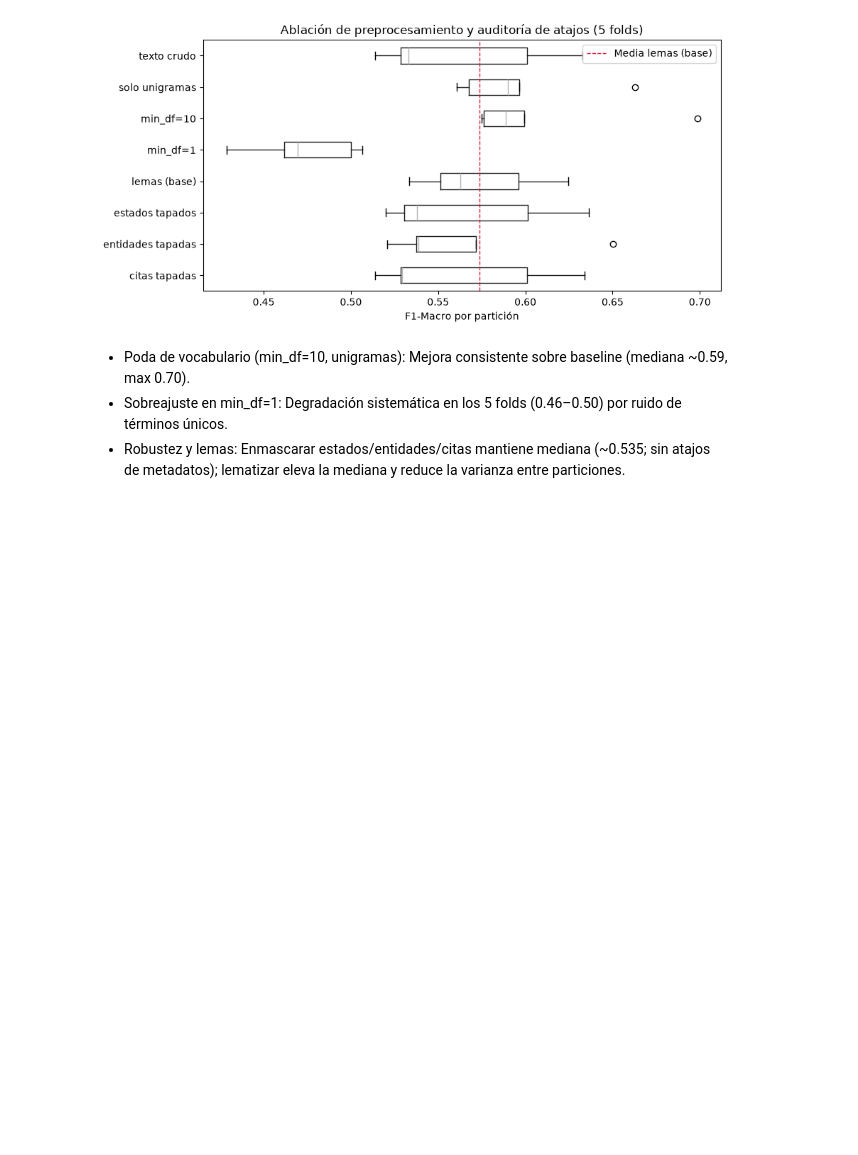
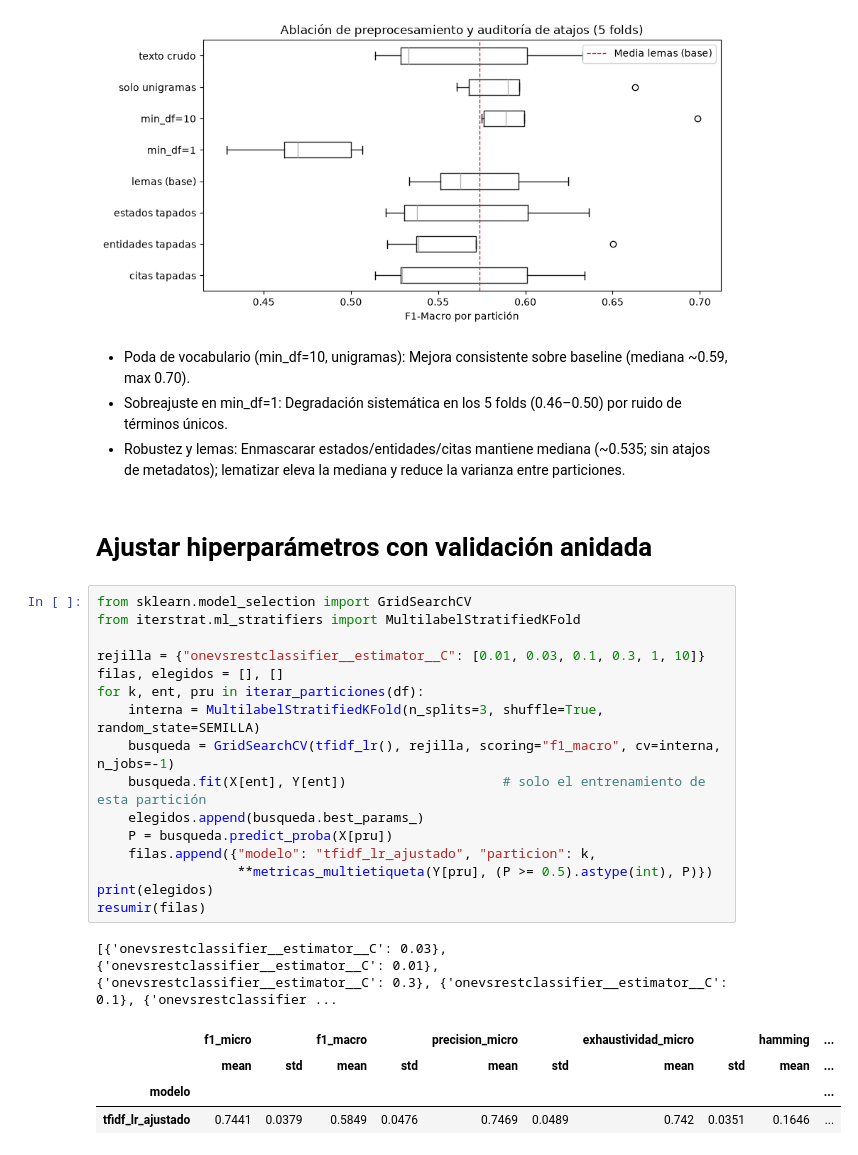
Before and after one commit to GiraldoB/RAG-CIDH, a Jupyter notebook: t1_articulos.ipynb, the cells around one changed output. Saved outputs shown, nothing was run; the diff lists cells and outputs as text; blank space fills up the shorter version.

```diff
--- a/t1_articulos.ipynb
+++ b/t1_articulos.ipynb
@@ -397,3 +416,27 @@ plt.show()
 - Sobreajuste en min_df=1: Degradación sistemática en los 5 folds (0.46–0.50) por ruido de términos únicos.
 - Robustez y lemas: Enmascarar estados/entidades/citas mantiene mediana (~0.535; sin atajos de metadatos);
   lematizar eleva la mediana y reduce la varianza entre particiones.
+# %% [markdown]
+# Ajustar hiperparámetros con validación anidada
+# %%
+from sklearn.model_selection import GridSearchCV
+from iterstrat.ml_stratifiers import MultilabelStratifiedKFold
+
+rejilla = {"onevsrestclassifier__estimator__C": [0.01, 0.03, 0.1, 0.3, 1, 10]}
+filas, elegidos = [], []
+for k, ent, pru in iterar_particiones(df):
+    interna = MultilabelStratifiedKFold(n_splits=3, shuffle=True, random_state=SEMILLA)
+    busqueda = GridSearchCV(tfidf_lr(), rejilla, scoring="f1_macro", cv=interna, n_jobs=-1)
+    busqueda.fit(X[ent], Y[ent])                    # solo el entrenamiento de esta partición
+    elegidos.append(busqueda.best_params_)
+    P = busqueda.predict_proba(X[pru])
+    filas.append({"modelo": "tfidf_lr_ajustado", "particion": k,
+                  **metricas_multietiqueta(Y[pru], (P >= 0.5).astype(int), P)})
+print(elegidos)
+resumir(filas)
+# %% [output]
+[{'onevsrestclassifier__estimator__C': 0.03}, {'onevsrestclassifier__estimator__C': 0.01}, {'onevsrestclassifier__estimator__C': 0.3}, {'onevsrestclassifier__estimator__C': 0.1}, {'onevsrestclassifier ...
+|  | f1_micro |  | f1_macro |  | precision_micro |  | exhaustividad_micro |  | hamming | ... |
+|  | mean | std | mean | std | mean | std | mean | std | mean | ... |
+| modelo |  |  |  |  |  |  |  |  |  | ... |
+| tfidf_lr_ajustado | 0.7441 | 0.0379 | 0.5849 | 0.0476 | 0.7469 | 0.0489 | 0.742 | 0.0351 | 0.1646 | ... |
```
Also changed, not shown: parts of 14 cells of this notebook.
